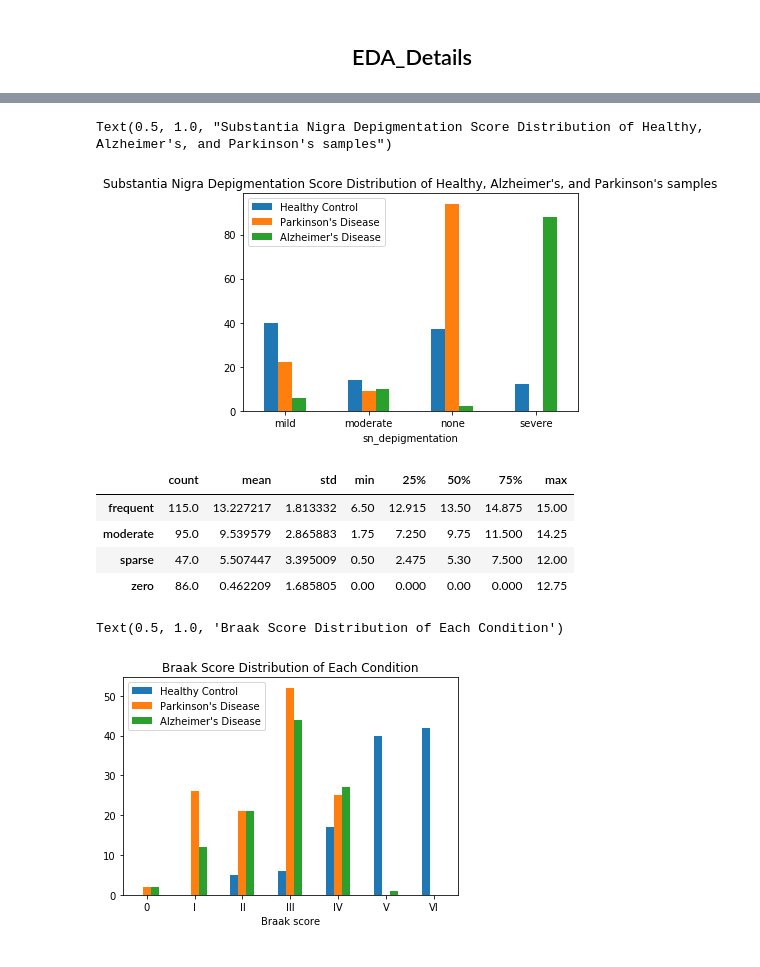
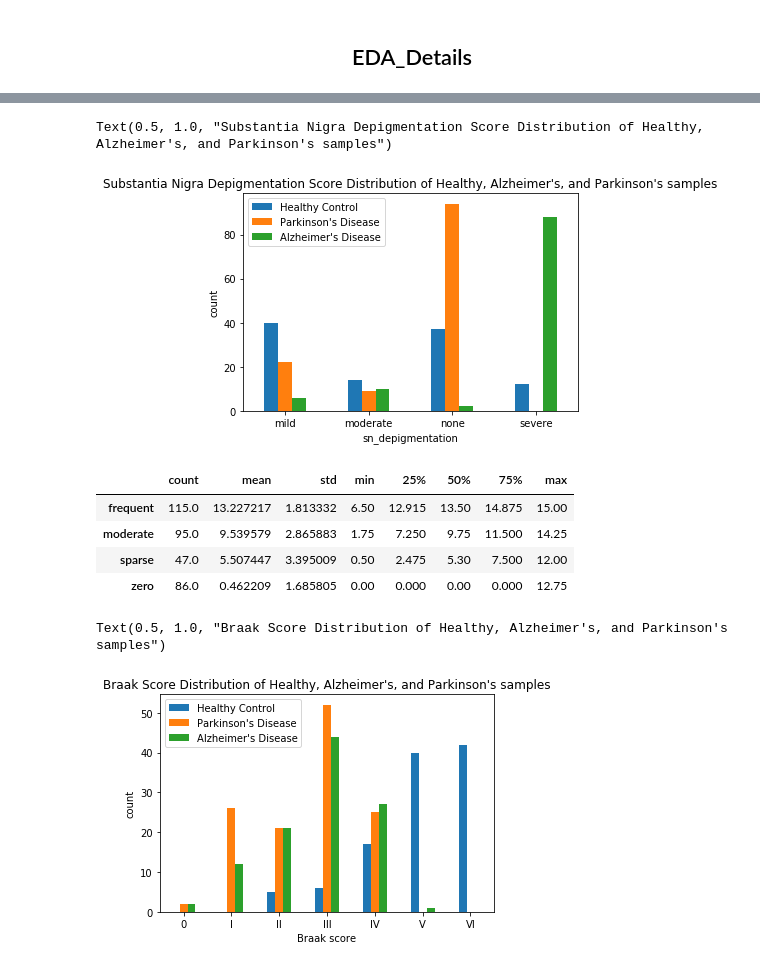
Before and after one commit to sksamra/DSC180B_B04_Capstone, a Jupyter notebook: notebooks/EDA_Details.ipynb, the cells around one changed output, grey strips where cells are left out. Cells and saved outputs as stored; diff of their text form; code cells hidden in the pictures.

Commit message:
added more EDA plots

```diff
--- a/notebooks/EDA_Details.ipynb
+++ b/notebooks/EDA_Details.ipynb
@@ -11,4 +17,6 @@ pd.set_option('display.max_columns', None)
 # %%
 features = ['expired_age', 'sex', 'PMI', 'sn_depigmentation', 'Braak score', 'TangleTotal', 'Plaque density',
-            'PlaqueTotal', 'CONDITION', 'BIOFLUID']
+            'PlaqueTotal', 'CONDITION', 'BIOFLUID', 'TRANSCRIPTOME READS', 'REFERENCE GENOME READS',
+            'TRANSCRIPTOME GENOME RATIO', 'PlaqueF', 'PlaqueT', 'PlaqueH', 'PlaqueE', 'TangleF',
+            'TangleT', 'TangleH', 'TangleE', 'NIA-R', 'LB Stage', 'Run']
 # %%
@@ -23,0 +54,6 @@ sra.head()
+# %%
+# distribution of LB Stage broken down by conditions
+lb_mapper = {'LB pathology unspecified or not further assessed': 'unspecified', np.nan: 'N/A'}
+sra['LB Stage'] = sra['LB Stage'].replace(lb_mapper)
+lb_stage = sra.groupby(['CONDITION', 'LB Stage'])['Run'].count().to_frame().rename(columns={'Run': 'Count'})
+lb_stage
@@ -24,13 +103,15 @@ sra.head()
 # %%
+# sn depigmentation distributions broken down by conditions
 conditions = sra.CONDITION.unique()
 sn_dp = sra.groupby(['sn_depigmentation', 'CONDITION']).size().to_frame()
 sn_dp.unstack().plot(kind='bar')
 plt.legend(conditions)
 plt.xticks(rotation = 0)
+plt.ylabel('count')
 plt.title('Substantia Nigra Depigmentation Score Distribution of Healthy, Alzheimer\'s, and Parkinson\'s samples')
 # %% [output]
 Text(0.5, 1.0, "Substantia Nigra Depigmentation Score Distribution of Healthy, Alzheimer's, and Parkinson's samples")
-[figure, old version]
+[figure, new version]
 # %%
 # redundant features?
 # boxplot?
@@ -44,14 +126,15 @@ pd.DataFrame(group.describe().rename(columns={'PlaqueTotal':name}).squeeze()  fo
 # %%
 #braak distribution
 conditions = sra.CONDITION.unique()
 bs_cnts = sra.groupby(['Braak score','CONDITION']).size().to_frame()
 bs_cnts.unstack().plot(kind='bar')
 plt.legend(conditions)
 plt.xticks(rotation = 0)
+plt.ylabel('count')
 plt.title('Braak Score Distribution of Healthy, Alzheimer\'s, and Parkinson\'s samples')
 # %% [output]
-Text(0.5, 1.0, 'Braak Score Distribution of Each Condition')
+Text(0.5, 1.0, "Braak Score Distribution of Healthy, Alzheimer's, and Parkinson's samples")
-[figure, old version]
+[figure, new version]
 # %%
 # numerical variables distribution
 conditions = sra.CONDITION.unique()
```
Also changed, not shown: parts of 13 cells of this notebook.
